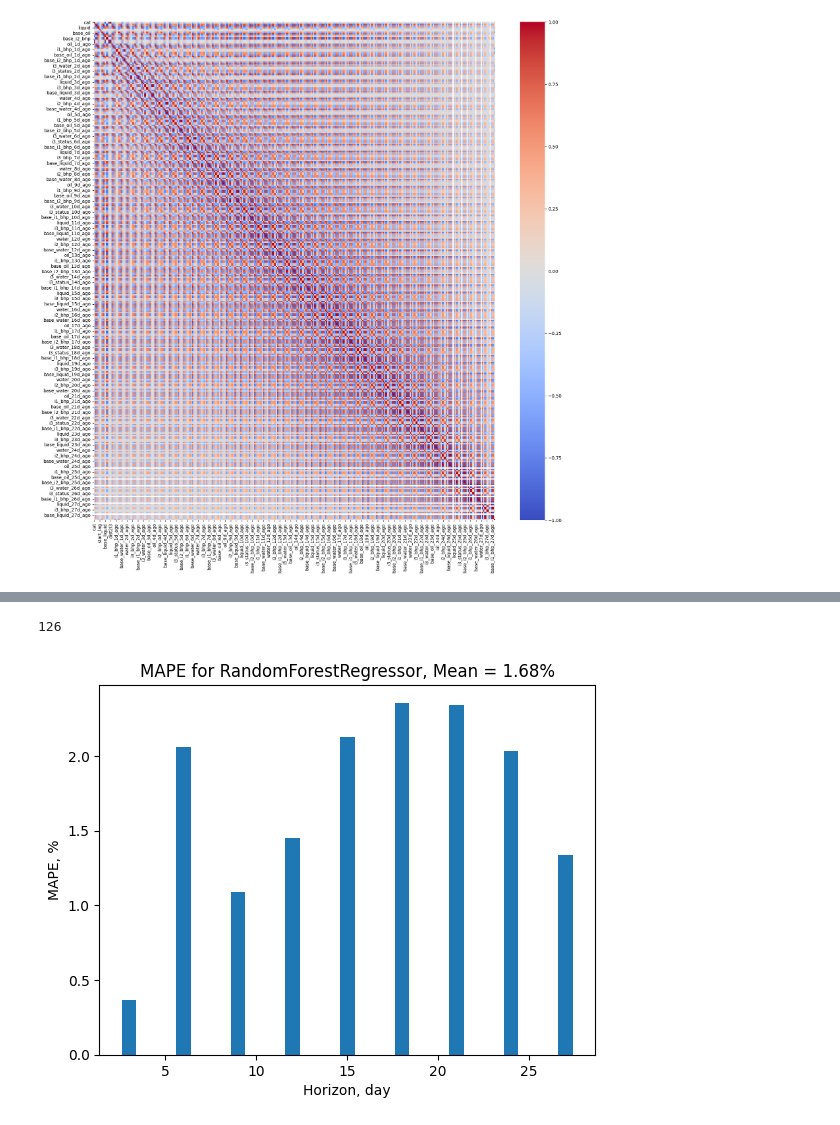
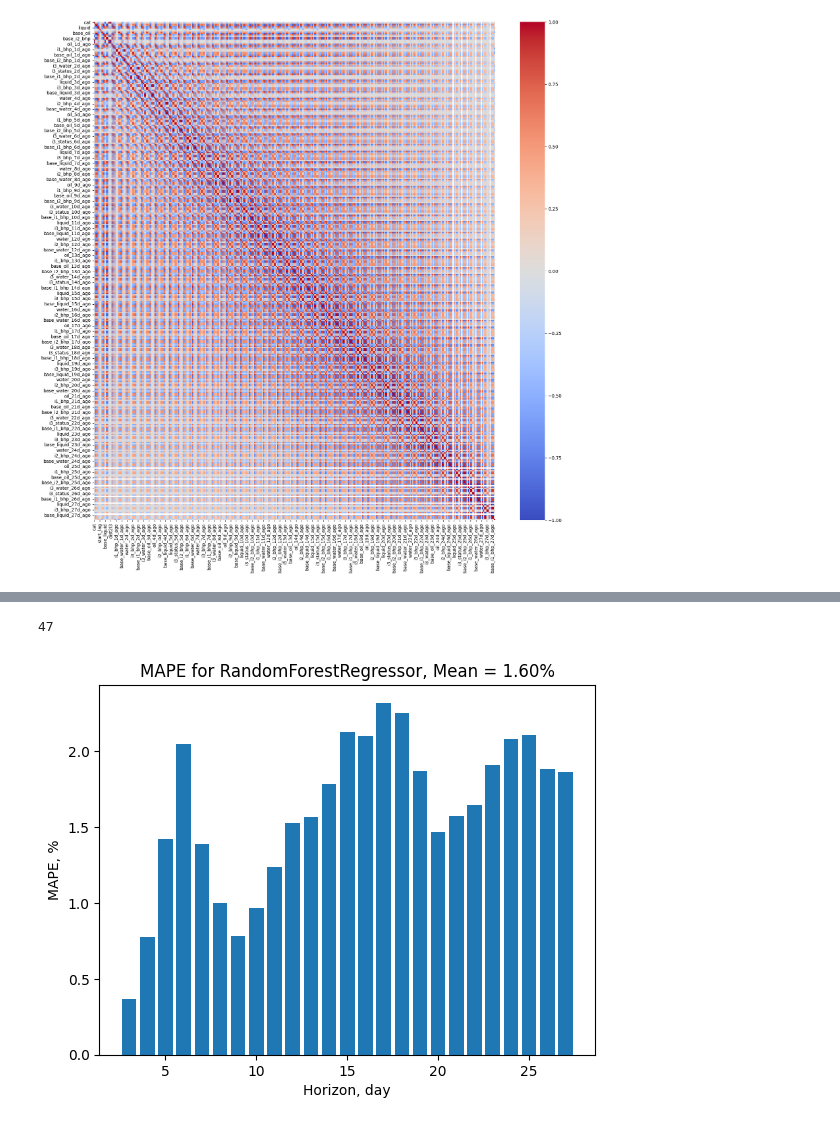
Before and after one commit to zeinovich/aramco-solution, a Jupyter notebook: notebooks/1905-zeinovich-features.ipynb, the cells around one changed output, grey strips where cells are left out. Cells and saved outputs as stored; diff of their text form; code cells hidden in the pictures.

```diff
--- a/notebooks/1905-zeinovich-features.ipynb
+++ b/notebooks/1905-zeinovich-features.ipynb
@@ -500,13 +356,12 @@ plt.show()
 # %%
-cols = features[features.importance > 0.0001].feature.tolist()
+cols = features[features.importance > 0.001].feature.tolist()
 
-cols += ['oil', 'water', 'liquid',
-        'delta_baseline']
+cols += ['oil', 'water', 'liquid', 'delta_baseline', 'date', 'base_oil']
 
 print(len(cols))
 cols = list(set(cols))
 
-rf = train_model(data_lagged[cols], RandomForestRegressor(), stride=3)
+rf = train_model(data_lagged[cols], RandomForestRegressor(), stride=1)
 # %% [output]
-126
+47
-[figure, old version]
+[figure, new version]
```
Also changed, not shown: parts of 15 cells of this notebook.
